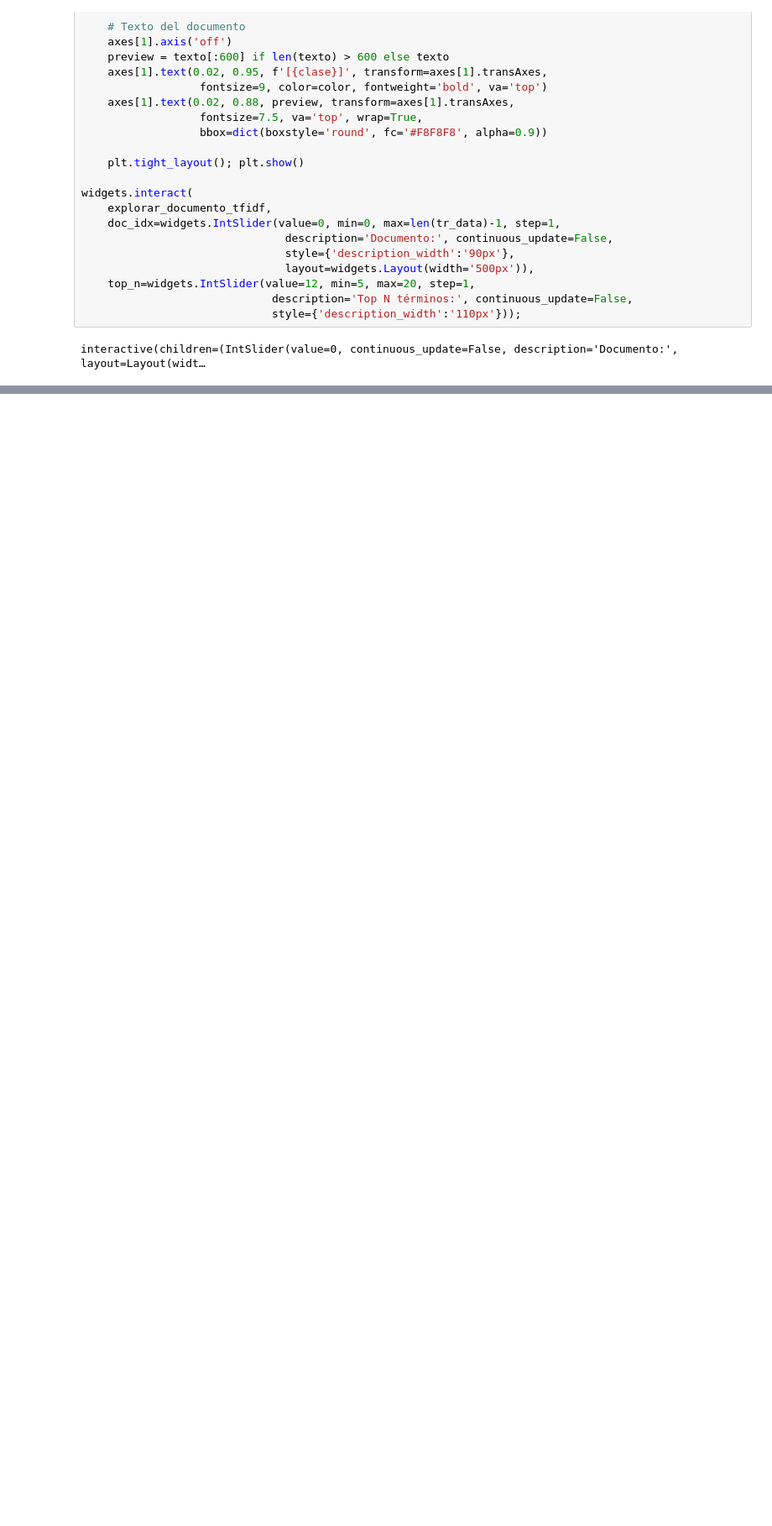
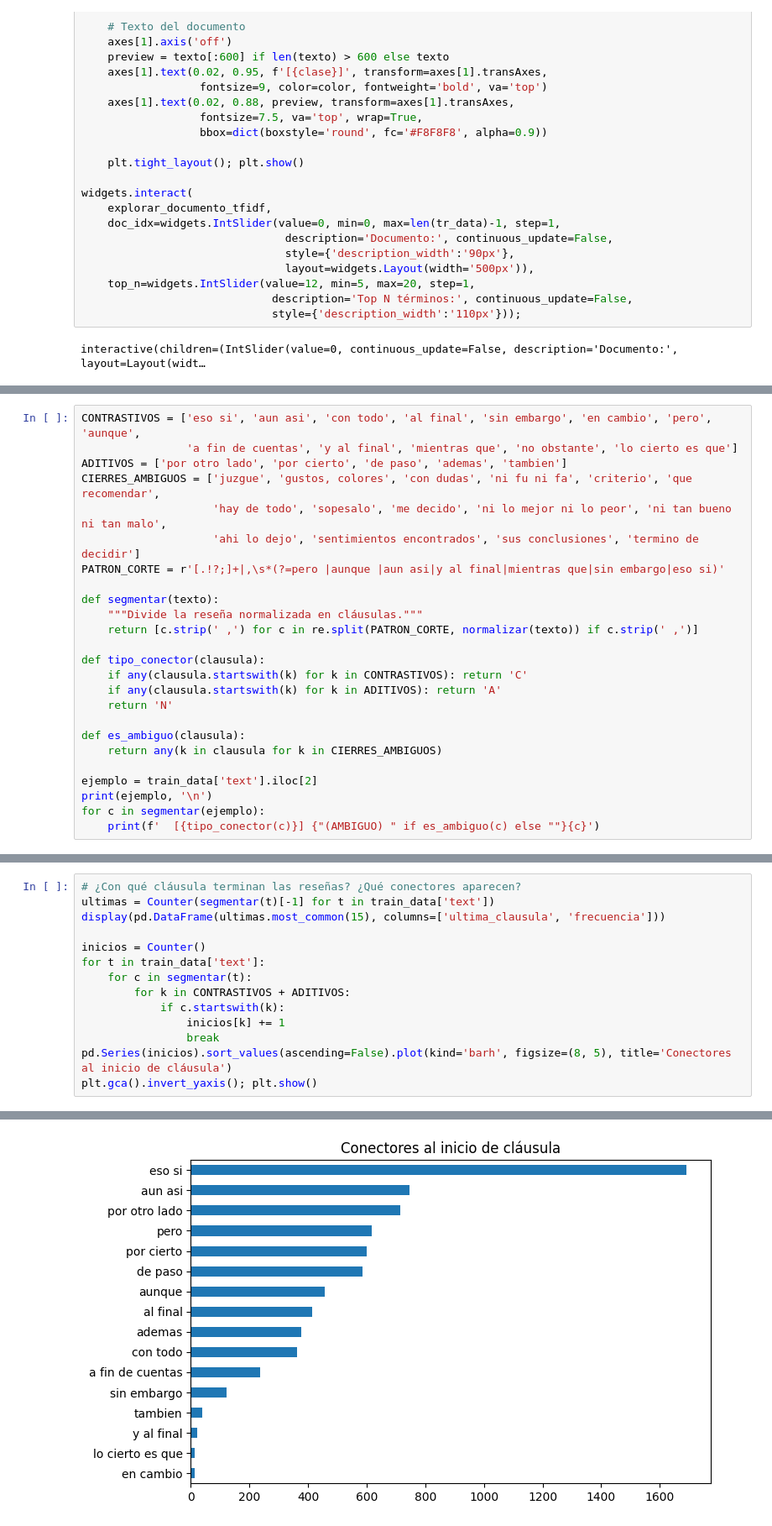
Before and after one commit to JuanSe8190/Proyecto1-Predictor-emociones, a Jupyter notebook: Proyecto Parte 1/Proyecto1.ipynb, the cells around one changed output, grey strips where cells are left out. Shown at 84% size. Cells and saved outputs as stored; diff of their text form; blank space fills up the shorter version.

```diff
--- a/Proyecto Parte 1/Proyecto1.ipynb
+++ b/Proyecto Parte 1/Proyecto1.ipynb
@@ -329,0 +505,25 @@ weighted avg       0.72      0.73      0.72      2400
+# %%
+CONTRASTIVOS = ['eso si', 'aun asi', 'con todo', 'al final', 'sin embargo', 'en cambio', 'pero', 'aunque',
+                'a fin de cuentas', 'y al final', 'mientras que', 'no obstante', 'lo cierto es que']
+ADITIVOS = ['por otro lado', 'por cierto', 'de paso', 'ademas', 'tambien']
+CIERRES_AMBIGUOS = ['juzgue', 'gustos, colores', 'con dudas', 'ni fu ni fa', 'criterio', 'que recomendar',
+                    'hay de todo', 'sopesalo', 'me decido', 'ni lo mejor ni lo peor', 'ni tan bueno ni tan malo',
+                    'ahi lo dejo', 'sentimientos encontrados', 'sus conclusiones', 'termino de decidir']
+PATRON_CORTE = r'[.!?;]+|,\s*(?=pero |aunque |aun asi|y al final|mientras que|sin embargo|eso si)'
+
+def segmentar(texto):
+    """Divide la reseña normalizada en cláusulas."""
+    return [c.strip(' ,') for c in re.split(PATRON_CORTE, normalizar(texto)) if c.strip(' ,')]
+
+def tipo_conector(clausula):
+    if any(clausula.startswith(k) for k in CONTRASTIVOS): return 'C'
+    if any(clausula.startswith(k) for k in ADITIVOS): return 'A'
+    return 'N'
+
+def es_ambiguo(clausula):
+    return any(k in clausula for k in CIERRES_AMBIGUOS)
+
+ejemplo = train_data['text'].iloc[2]
+print(ejemplo, '\n')
+for c in segmentar(ejemplo):
+    print(f'  [{tipo_conector(c)}] {"(AMBIGUO) " if es_ambiguo(c) else ""}{c}')
@@ -329,0 +537,15 @@ weighted avg       0.72      0.73      0.72      2400
+# %%
+# ¿Con qué cláusula terminan las reseñas? ¿Qué conectores aparecen?
+ultimas = Counter(segmentar(t)[-1] for t in train_data['text'])
+display(pd.DataFrame(ultimas.most_common(15), columns=['ultima_clausula', 'frecuencia']))
+
+inicios = Counter()
+for t in train_data['text']:
+    for c in segmentar(t):
+        for k in CONTRASTIVOS + ADITIVOS:
+            if c.startswith(k):
+                inicios[k] += 1
+                break
+pd.Series(inicios).sort_values(ascending=False).plot(kind='barh', figsize=(8, 5), title='Conectores al inicio de cláusula')
+plt.gca().invert_yaxis(); plt.show()
+# %% [output]
@@ -329,0 +568 @@ weighted avg       0.72      0.73      0.72      2400
+[figure, added]
```
Also changed, not shown: parts of 34 cells of this notebook, 2 other files.
